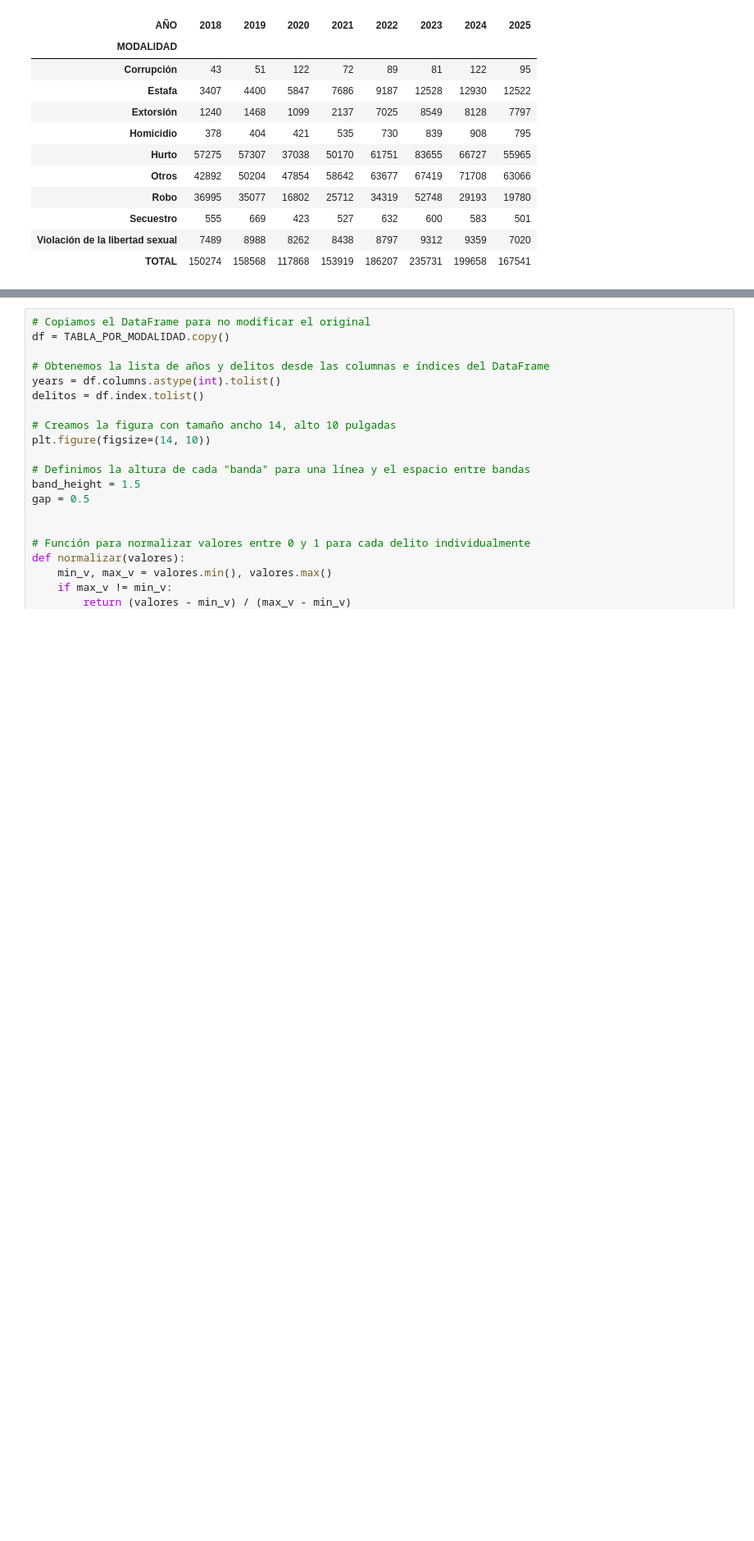
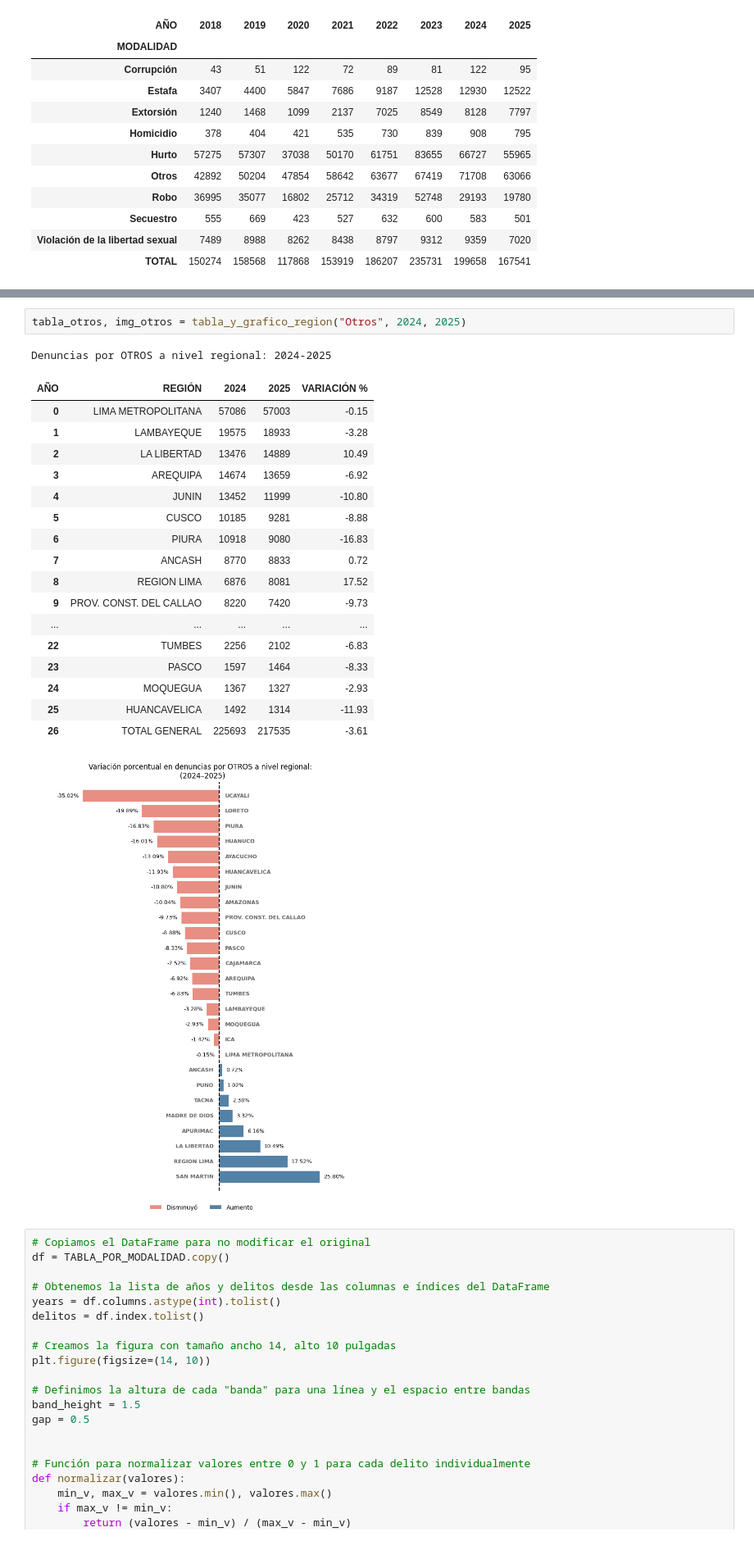
Before and after one commit to johangv88/PythonProyect, a Jupyter notebook: Base de datos SIDPOL/Denuncia_SIDPOL.ipynb, the cells around one changed output, grey strips where cells are left out. Shown at 82% size. Saved outputs shown, nothing was run; the diff lists cells and outputs as text; blank space fills up the shorter version.

```diff
--- a/Base de datos SIDPOL/Denuncia_SIDPOL.ipynb
+++ b/Base de datos SIDPOL/Denuncia_SIDPOL.ipynb
@@ -476,3 +435,25 @@ plt.show()
+# %%
+tabla_otros, img_otros = tabla_y_grafico_region("Otros", 2024, 2025)
+# %% [output]
+Denuncias por OTROS a nivel regional: 2024-2025
+| AÑO | REGIÓN | 2024 | 2025 | VARIACIÓN % |
+| 0 | LIMA METROPOLITANA | 57086 | 57003 | -0.15 |
+| 1 | LAMBAYEQUE | 19575 | 18933 | -3.28 |
+| 2 | LA LIBERTAD | 13476 | 14889 | 10.49 |
+| 3 | AREQUIPA | 14674 | 13659 | -6.92 |
+| 4 | JUNIN | 13452 | 11999 | -10.80 |
+| 5 | CUSCO | 10185 | 9281 | -8.88 |
+| 6 | PIURA | 10918 | 9080 | -16.83 |
+| 7 | ANCASH | 8770 | 8833 | 0.72 |
+| 8 | REGION LIMA | 6876 | 8081 | 17.52 |
+| 9 | PROV. CONST. DEL CALLAO | 8220 | 7420 | -9.73 |
+| ... | ... | ... | ... | ... |
+| 22 | TUMBES | 2256 | 2102 | -6.83 |
+| 23 | PASCO | 1597 | 1464 | -8.33 |
+| 24 | MOQUEGUA | 1367 | 1327 | -2.93 |
+| 25 | HUANCAVELICA | 1492 | 1314 | -11.93 |
+| 26 | TOTAL GENERAL | 225693 | 217535 | -3.61 |
+[figure, added]
 # %%
 # Copiamos el DataFrame para no modificar el original
 df = TABLA_POR_MODALIDAD.copy()
```
Also changed, not shown: parts of 25 cells of this notebook, 2 other files.
